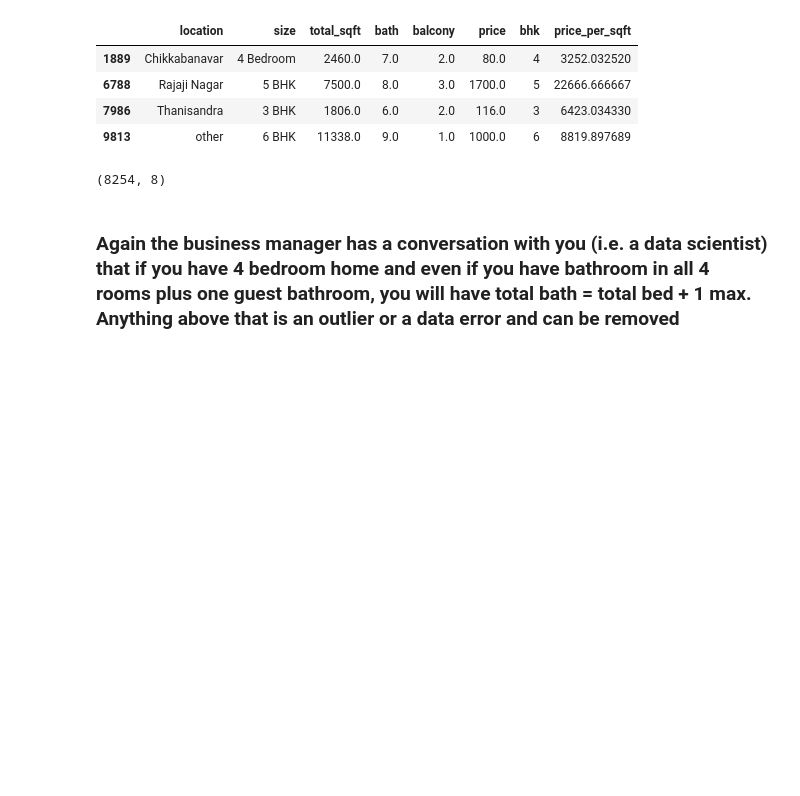
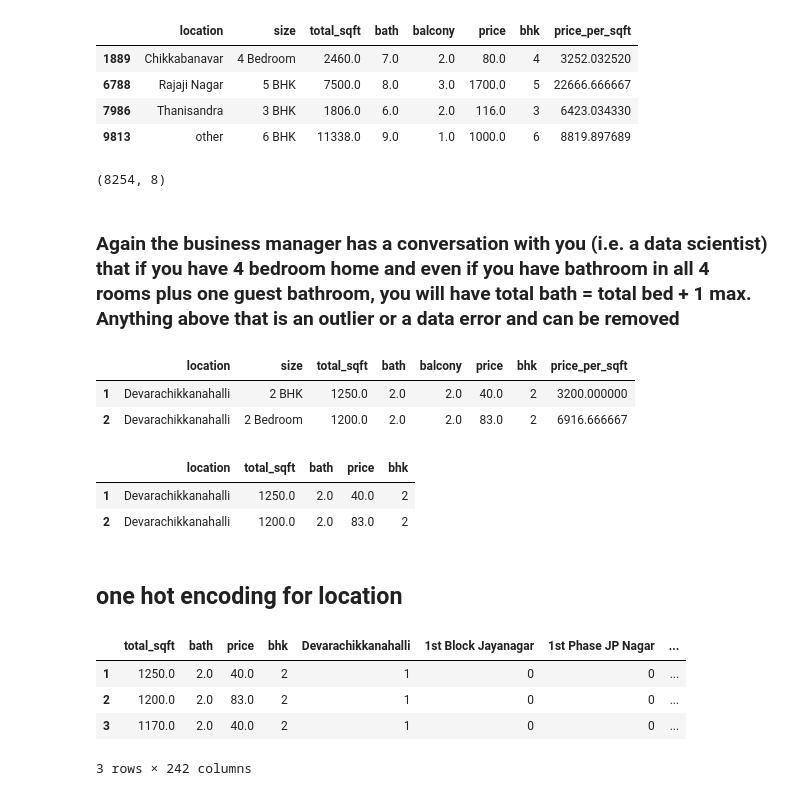
Before and after one commit to PratyushPoddar07/DS_project, a Jupyter notebook: Real Estate model/Estate.ipynb, the cells around one changed output. Saved outputs shown, nothing was run; the diff lists cells and outputs as text; code cells hidden in the pictures; blank space fills up the shorter version.

```diff
--- a/Real Estate model/Estate.ipynb
+++ b/Real Estate model/Estate.ipynb
@@ -352,4 +352,26 @@ df8.shape
 # %% [markdown]
 ### Again the business manager has a conversation with you (i.e. a data scientist) that if you have 4 bedroom home and even if you have bathroom in all 4 rooms plus one guest bathroom, you will have total bath = total bed + 1 max. Anything above that is an outlier or a data error and can be removed
 # %%
-df9 =df8.drop
+df8.head(2)
+# %% [output]
+|  | location | size | total_sqft | bath | balcony | price | bhk | price_per_sqft |
+| 1 | Devarachikkanahalli | 2 BHK | 1250.0 | 2.0 | 2.0 | 40.0 | 2 | 3200.000000 |
+| 2 | Devarachikkanahalli | 2 Bedroom | 1200.0 | 2.0 | 2.0 | 83.0 | 2 | 6916.666667 |
+# %%
+df9 = df8.drop(['size','balcony','price_per_sqft'],axis =1)
+df9.head(2)
+# %% [output]
+|  | location | total_sqft | bath | price | bhk |
+| 1 | Devarachikkanahalli | 1250.0 | 2.0 | 40.0 | 2 |
+| 2 | Devarachikkanahalli | 1200.0 | 2.0 | 83.0 | 2 |
+# %% [markdown]
+## one hot encoding for location
+# %%
+dummies = pd.get_dummies(df9,columns=['location'],dtype=int,prefix='',prefix_sep = '')
+dummies.head(3)
+# %% [output]
+|  | total_sqft | bath | price | bhk | Devarachikkanahalli | 1st Block Jayanagar | 1st Phase JP Nagar | ... |
+| 1 | 1250.0 | 2.0 | 40.0 | 2 | 1 | 0 | 0 | ... |
+| 2 | 1200.0 | 2.0 | 83.0 | 2 | 1 | 0 | 0 | ... |
+| 3 | 1170.0 | 2.0 | 40.0 | 2 | 1 | 0 | 0 | ... |
+3 rows × 242 columns
```
Also changed, not shown: parts of 29 cells of this notebook, 1 other file.
